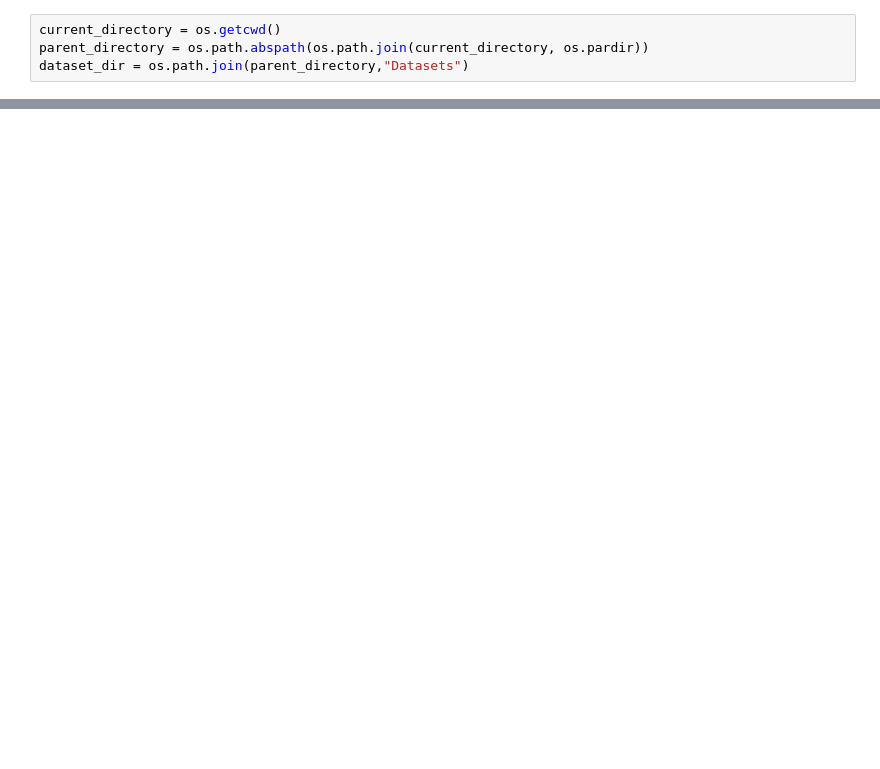
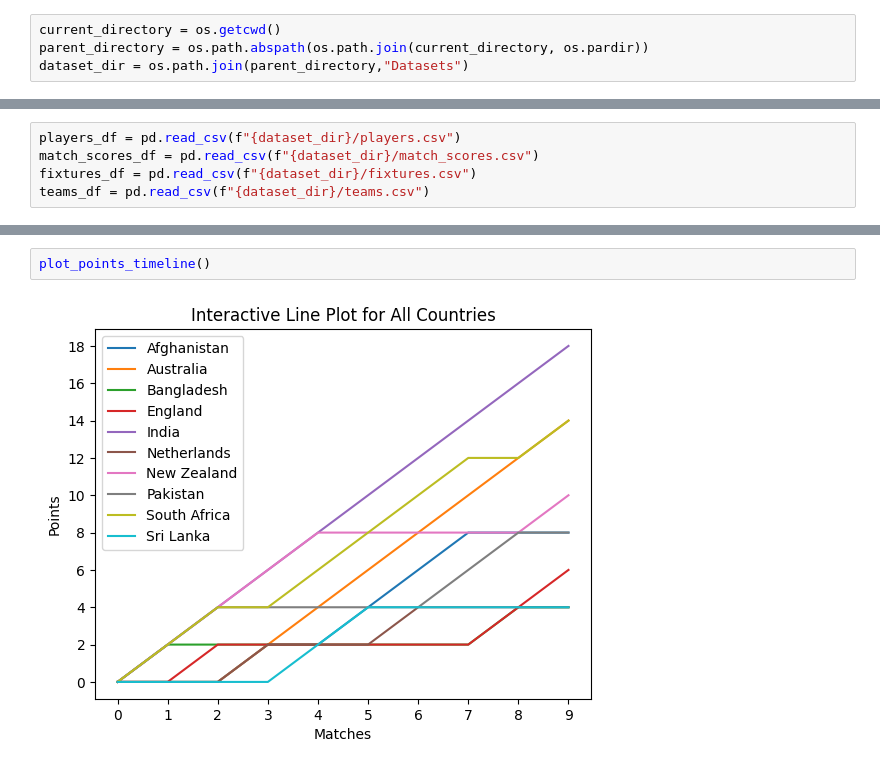
Before and after one commit to Shaheer-Imam/Cricket-World-Cup, a Jupyter notebook: EDA/world_cup_analysis.ipynb, the cells around one changed output, grey strips where cells are left out. Drawn from its saved outputs; the diff is of its cells as text; blank space fills up the shorter version.

Commit message:
small code fixes and points table EDA

```diff
--- a/EDA/world_cup_analysis.ipynb
+++ b/EDA/world_cup_analysis.ipynb
@@ -34,3 +13,8 @@ players_scores
+# %%
+players_df = pd.read_csv(f"{dataset_dir}/players.csv")
+match_scores_df = pd.read_csv(f"{dataset_dir}/match_scores.csv")
+fixtures_df = pd.read_csv(f"{dataset_dir}/fixtures.csv")
+teams_df = pd.read_csv(f"{dataset_dir}/teams.csv")
 # %%
 def get_top_scorers(n_players):
     try:
@@ -135,0 +164,4 @@ Average: 44.89
+# %%
+plot_points_timeline()
+# %% [output]
+[figure, added]
```
Also changed, not shown: parts of 10 cells of this notebook, 2 other files.
